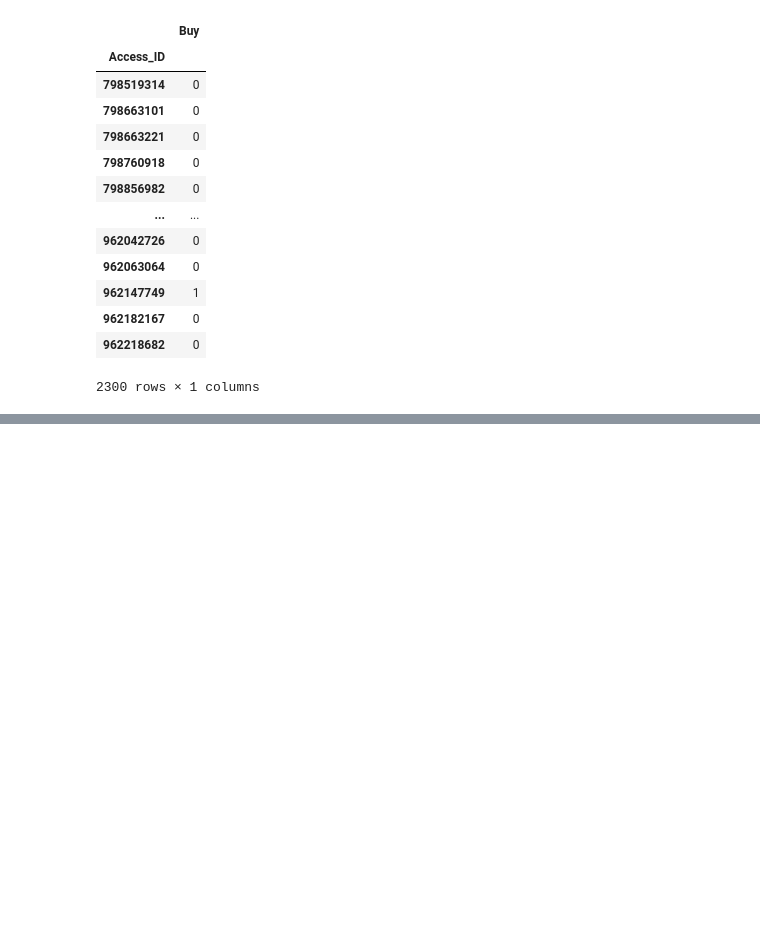
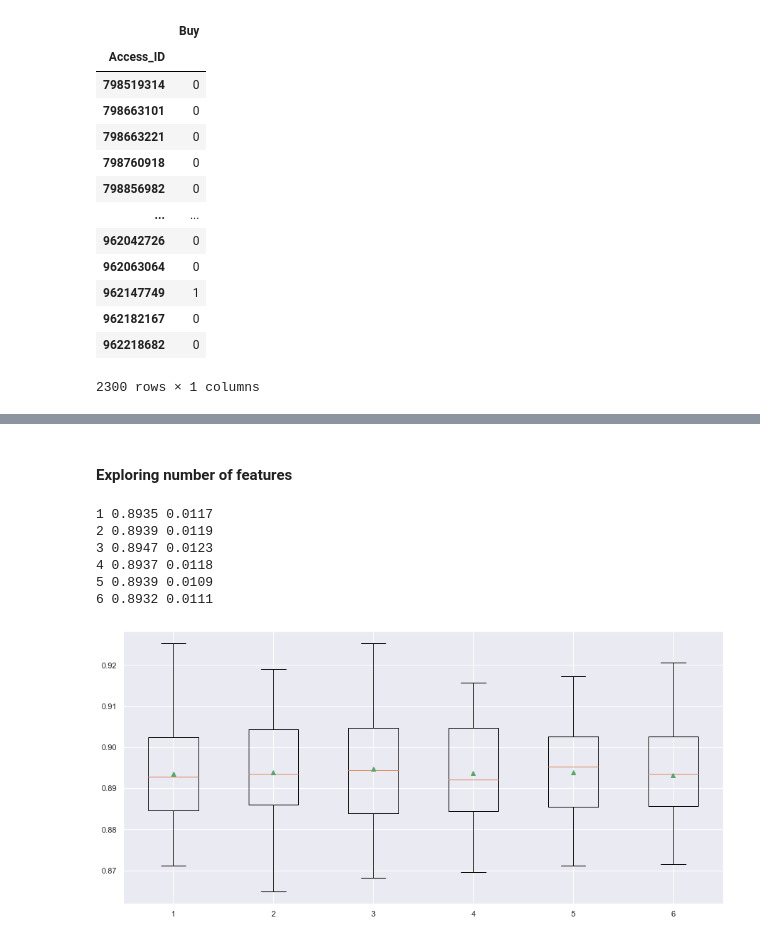
Before and after one commit to filipacarreira/MachineLearningProject, a Jupyter notebook: techscape-ecommerce/group_35.ipynb, the cells around one changed output, grey strips where cells are left out. Cells and saved outputs as stored; diff of their text form; code cells hidden in the pictures; blank space fills up the shorter version.

```diff
--- a/techscape-ecommerce/group_35.ipynb
+++ b/techscape-ecommerce/group_35.ipynb
@@ -3812,0 +3913,36 @@ kaggle_adaboost_gs.to_csv(file_name)
+# %% [markdown]
+
+#### Exploring number of features
+# %%
+def get_models(X_data):
+    models = dict()
+    for i in np.arange(1,len(X_data.columns),1):
+        models[str(i)] = GradientBoostingClassifier(max_features=i)
+    return models
+
+def evaluator(model, X, y):
+    cv = RepeatedStratifiedKFold(n_splits = 10, n_repeats= 5, random_state=42)
+    scores = cross_val_score(model,X,y, scoring = "accuracy", cv = cv, n_jobs = -1)
+    return scores
+
+models = get_models(X_train_eng[set3])
+
+results, names = list(), list()
+
+for name, model in models.items():
+    scores = evaluator(model, X_train_eng[set3], y_train_df)
+    results.append(scores)
+    names.append(name)
+
+    print(f"{name} {round(mean(scores),4)} {round(std(scores),4)}")
+
+pyplot.boxplot(results, labels=names, showmeans=True)
+pyplot.show()
+# %% [output]
+1 0.8935 0.0117
+2 0.8939 0.0119
+3 0.8947 0.0123
+4 0.8937 0.0118
+5 0.8939 0.0109
+6 0.8932 0.0111
+[figure, added]
```
Also changed, not shown: parts of 67 cells of this notebook, 1 other file.
